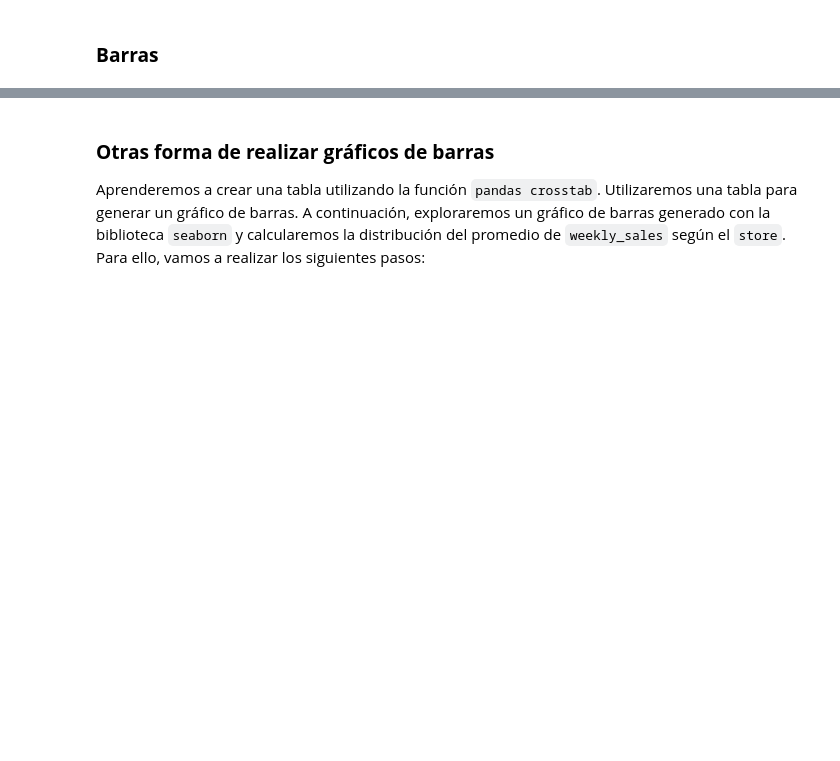
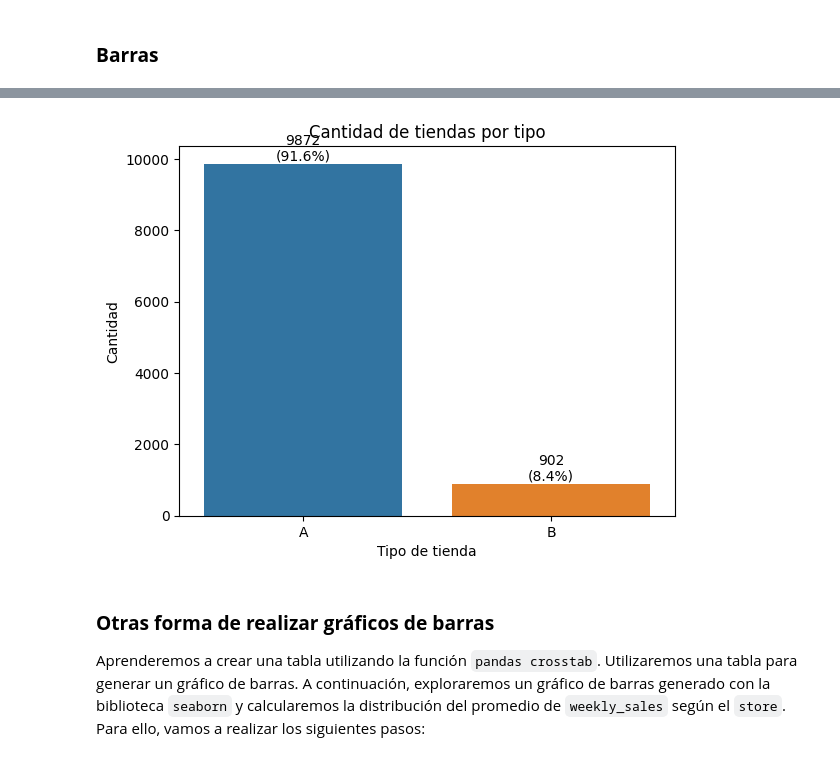
Before and after one commit to lporras/bootcamp_analisis_predic, a Jupyter notebook: docs/modulo_2_sin_codigo_2.ipynb, the cells around one changed output, grey strips where cells are left out. Saved outputs shown, nothing was run; the diff lists cells and outputs as text; code cells hidden in the pictures; blank space fills up the shorter version.

```diff
--- a/docs/modulo_2_sin_codigo_2.ipynb
+++ b/docs/modulo_2_sin_codigo_2.ipynb
@@ -374,3 +386,22 @@ plt.show()
+# %%
+# Contar el tipo de tienda columna 'type'
+tipo = df['type'].value_counts()
+
+# Graficar con Seaborn
+ax = sns.barplot(x=tipo.index, y=tipo.values)
+
+# Agregar el conteo y el porcentaje sobre cada barra
+total = tipo.sum()
+for i, valor in enumerate(tipo.values):
+    porcentaje = valor / total * 100
+    ax.text(i, valor, f'{valor}\n({porcentaje:.1f}%)', ha='center', va='bottom')
+
+plt.title('Cantidad de tiendas por tipo')
+plt.xlabel('Tipo de tienda')
+plt.ylabel('Cantidad')
+plt.show()
+# %% [output]
+[figure, added]
 # %%
 # Graficar el conteo de tipos de tienda en un gráfico de barras con Seaborn
 # TU CODIGO AQUI
```
Also changed, not shown: parts of 2 cells of this notebook, 2 other files.
